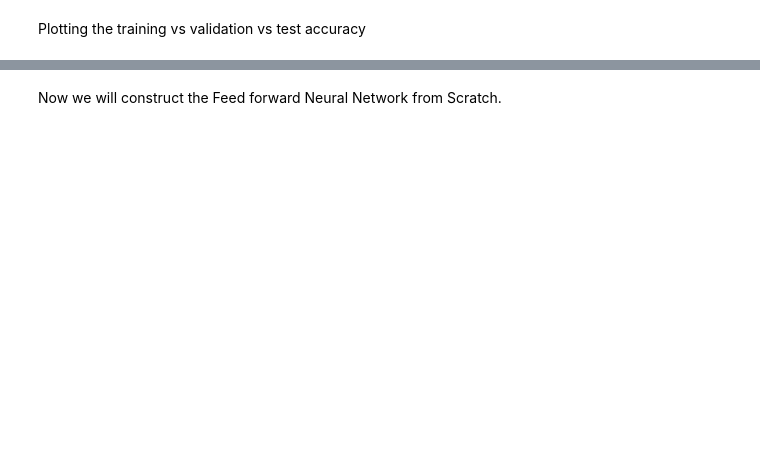
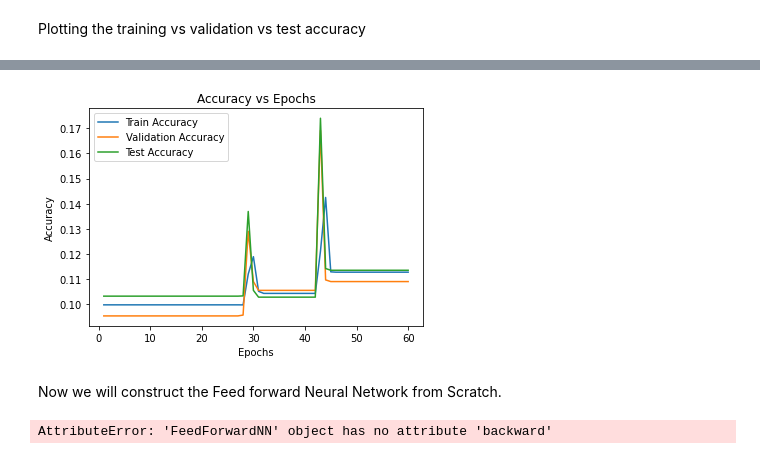
Before and after one commit to Shivansh20128/DL-Assignments, a Jupyter notebook: 2020128-A1/hello.ipynb, the cells around one changed output, grey strips where cells are left out. Saved outputs shown, nothing was run; the diff lists cells and outputs as text; code cells hidden in the pictures; blank space fills up the shorter version.

```diff
--- a/2020128-A1/hello.ipynb
+++ b/2020128-A1/hello.ipynb
@@ -338,2 +472,14 @@ plt.show()
+# %%
+import matplotlib.pyplot as plt
+plt.plot(epoch_list, train_accuracy_list, label='Train Accuracy')
+plt.plot(epoch_list, validation_accuracy_list, label='Validation Accuracy')
+plt.plot(epoch_list, test_accuracy_list, label='Test Accuracy')
+plt.xlabel('Epochs')
+plt.ylabel('Accuracy')
+plt.title('Accuracy vs Epochs')
+plt.legend()
+plt.show()
+# %% [output]
+[figure, added]
 # %% [markdown]
 Now we will construct the Feed forward Neural Network from Scratch.
@@ -339,0 +577,29 @@ Now we will construct the Feed forward Neural Network from Scratch.
+# %%
+# Start from here. The class above should be correct. So try to work it without getting into it.
+
+custom_model = CustomFeedForwardNN()
+
+for epoch in range(num_epochs):
+    total_correct = 0
+    total_samples = 0
+    custom_dataloader = CustomDataLoader(train_data_custom, 512)
+    for inputs, labels in custom_dataloader:
+        labels = np.eye(10)[labels]
+        inputs = torch.from_numpy(inputs).float()
+        labels = torch.from_numpy(labels).long()
+        optimizer.zero_grad()
+        outputs = custom_model.forward(inputs)
+        loss = model.backward(inputs, labels, 0.0003)
+        optimizer.step()
+        _, predicted = torch.max(outputs, 1)
+        total_correct += (predicted == labels).sum().item()
+        total_samples += labels.size(0)
+
+    print(f'Epoch [{epoch + 1}/{num_epochs}], Loss: {loss.item()}')
+    # train_loss_list.append(loss.item())
+    accuracy = total_correct / total_samples
+    print(f'Epoch {epoch}, Accuracy on Training Set: {accuracy}')
+    # train_accuracy_list.append(accuracy)
+    # print(accuracy)
+# %% [output]
+AttributeError: 'FeedForwardNN' object has no attribute 'backward'
```
Also changed, not shown: parts of 13 cells of this notebook.
